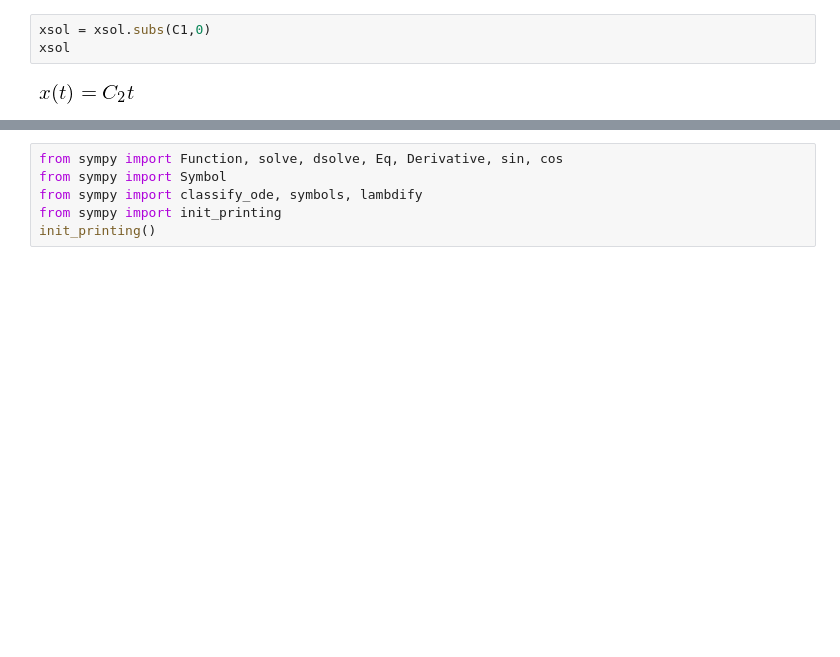
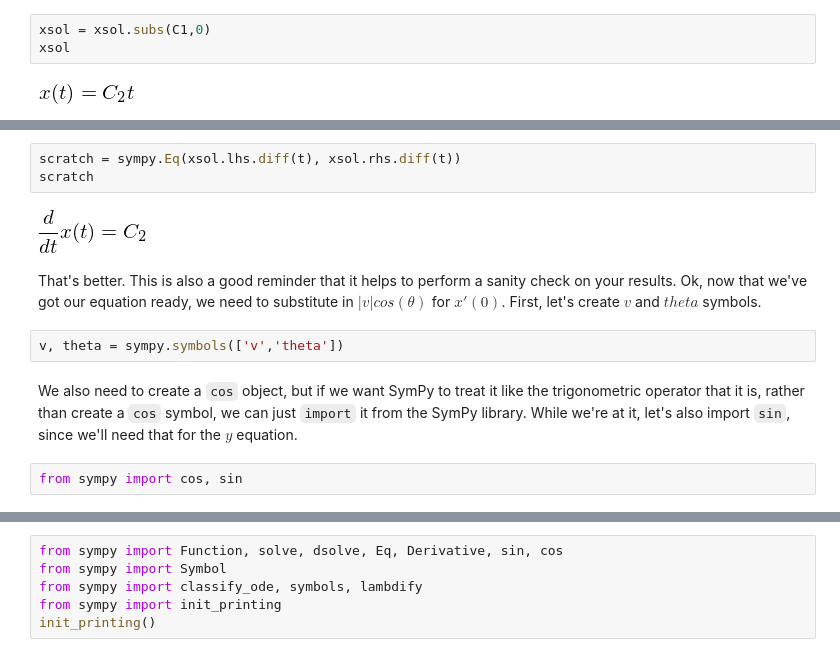
Before and after one commit to barbagroup/JITcode-MechE, a Jupyter notebook: module01_Analytical_Mechanics_II/01_Symbolic_ODEs.ipynb, the cells around one changed output, grey strips where cells are left out. Cells and saved outputs as stored; diff of their text form; blank space fills up the shorter version.

```diff
--- a/module01_Analytical_Mechanics_II/01_Symbolic_ODEs.ipynb
+++ b/module01_Analytical_Mechanics_II/01_Symbolic_ODEs.ipynb
@@ -248,0 +259,13 @@ dx = xsol.rhs.diff(t)
+# %%
+scratch = sympy.Eq(xsol.lhs.diff(t), xsol.rhs.diff(t))
+scratch
+# %% [output]
+[figure, added]
+# %% [markdown]
+That's better.  This is also a good reminder that it helps to perform a sanity check on your results.  Ok, now that we've got our equation ready, we need to substitute in $|v| cos( \theta)$ for $x'(0)$.  First, let's create $v$ and $theta$ symbols.
+# %%
+v, theta = sympy.symbols(['v','theta'])
+# %% [markdown]
+We also need to create a `cos` object, but if we want SymPy to treat it like the trigonometric operator that it is, rather than create a `cos` symbol, we can just `import` it from the SymPy library.  While we're at it, let's also import `sin`, since we'll need that for the $y$ equation.
+# %%
+from sympy import cos, sin
```
Also changed, not shown: parts of 28 cells of this notebook.
